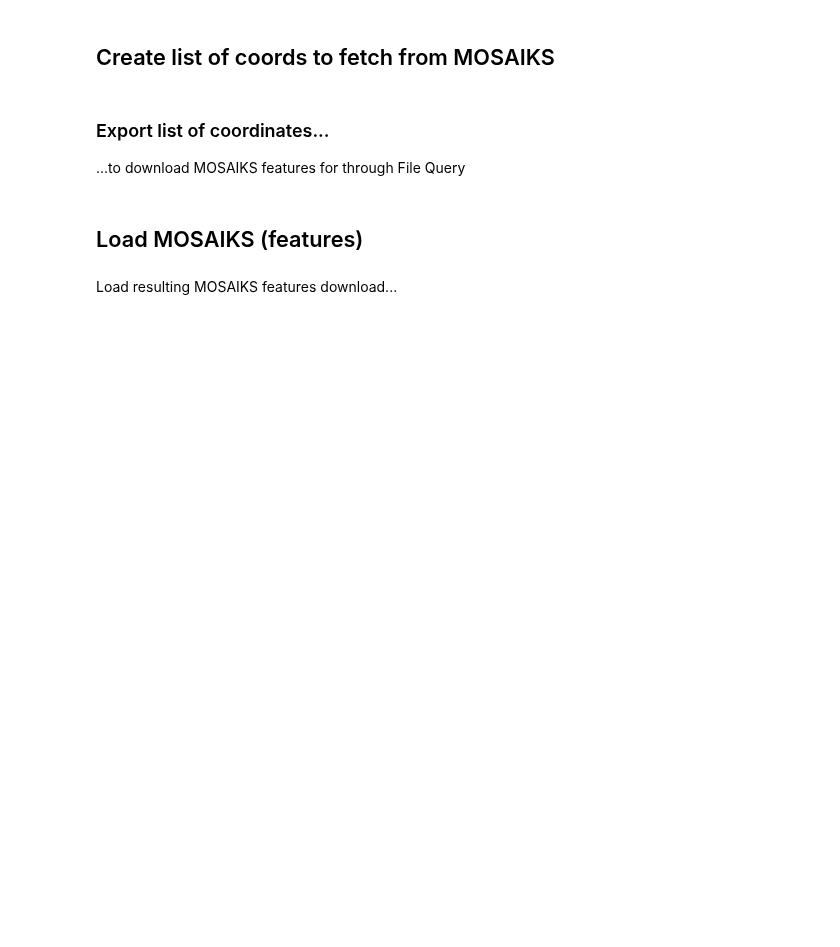
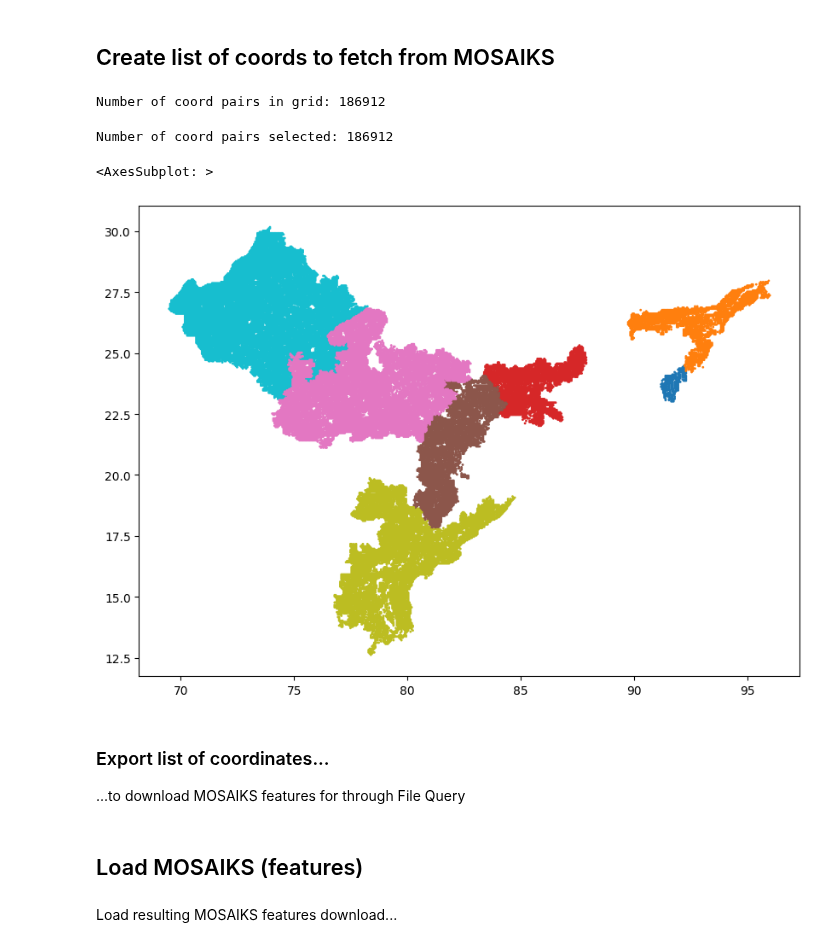
Before and after one commit to IDinsight/mosaiks, a Jupyter notebook: notebooks/POC.ipynb, the cells around one changed output. Drawn from its saved outputs; the diff is of its cells as text; code cells hidden in the pictures; blank space fills up the shorter version.

Commit message:
use SHRUG shapefiles. refactor. addition of grouped stats.

```diff
--- a/notebooks/POC.ipynb
+++ b/notebooks/POC.ipynb
@@ -100,0 +18,3 @@ shrid_geom_df.plot(figsize=(5, 5))
+# %%
+shrug_shp = import_shrug_shapefiles()
+shrug_r_keys = import_shrug_r_keys()
@@ -100,0 +23,3 @@ shrid_geom_df.plot(figsize=(5, 5))
+# %%
+shrug_r_matched = pd.merge(shrug_shp, shrug_r_keys, on=["pc11_state_id", "pc11_district_id", "pc11_subdistrict_id", "pc11_village_id"], how="inner")
+shrug_r_matched
@@ -101,12 +40,20 @@ shrid_geom_df.plot(figsize=(5, 5))
+# %%
+# restrict to 6 focus states
+shrid_geom_df = shrug_r_matched[shrug_r_matched["pc11_state_id"].isin([8, 16, 18, 20, 22, 23, 28])]
 # %% [markdown]
 ## Create list of coords to fetch from MOSAIKS
 # %%
-min_long, min_lat, max_long, max_lat = get_bounds(dbf).values()
+min_long, min_lat, max_long, max_lat = get_bounds(shrid_geom_df).values()
 coords_list = create_coords_list(min_long, min_lat, max_long, max_lat, step=0.05)
-coords_gdf = coords_list_to_gdf(coords_list)
-print("Number of coord pairs in grid:", len(coords_gdf))
+points = gpd.points_from_xy(x=coords_list[:, 1], y=coords_list[:, 0])
+coords_gdf = gpd.GeoDataFrame(geometry=points, crs="EPSG:4326")
+print("Number of coord pairs in grid:", coords_gdf.shape[0])
+# %% [output]
+Number of coord pairs in grid: 186912
 # %%
 # Filter coords list to only include points that land within the areas of the shapefile
 selected_coords_gdf = coords_gdf.sjoin(shrid_geom_df, how="inner")
 selected_coords_gdf = selected_coords_gdf.drop("index_right", axis=1).sort_values(by=["shrid"])
-selected_coords_gdf.head()
+print("Number of coord pairs selected:", coords_gdf.shape[0])
+# %% [output]
+Number of coord pairs selected: 186912
@@ -115,5 +60,8 @@ selected_coords_gdf.shape
 # %%
-selected_coords_gdf.plot(column=selected_coords_gdf["pc01_state_id"].astype(str), figsize=(10, 10), markersize=1)
+selected_coords_gdf.plot(column=selected_coords_gdf["pc11_state_id"].astype(str), figsize=(10, 10), markersize=1)
+# %% [output]
+<AxesSubplot: >
+[figure, added]
 # %% [markdown]
 ### Export list of coordinates...
 
```
Also changed, not shown: parts of 64 cells of this notebook, 1 other file.
